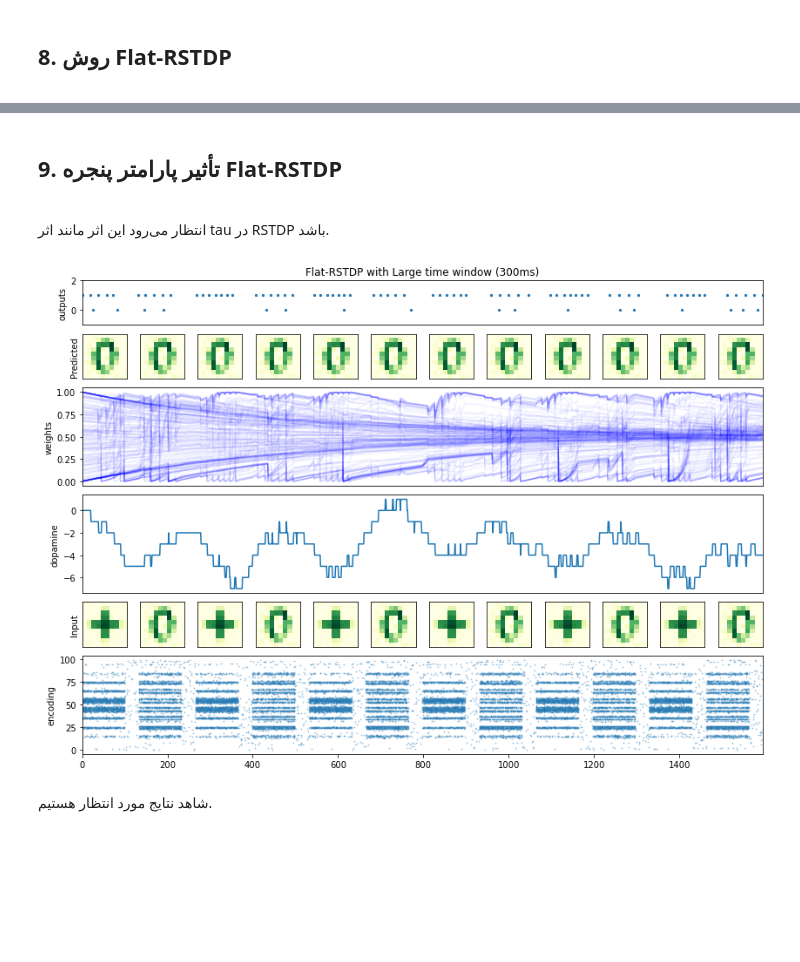
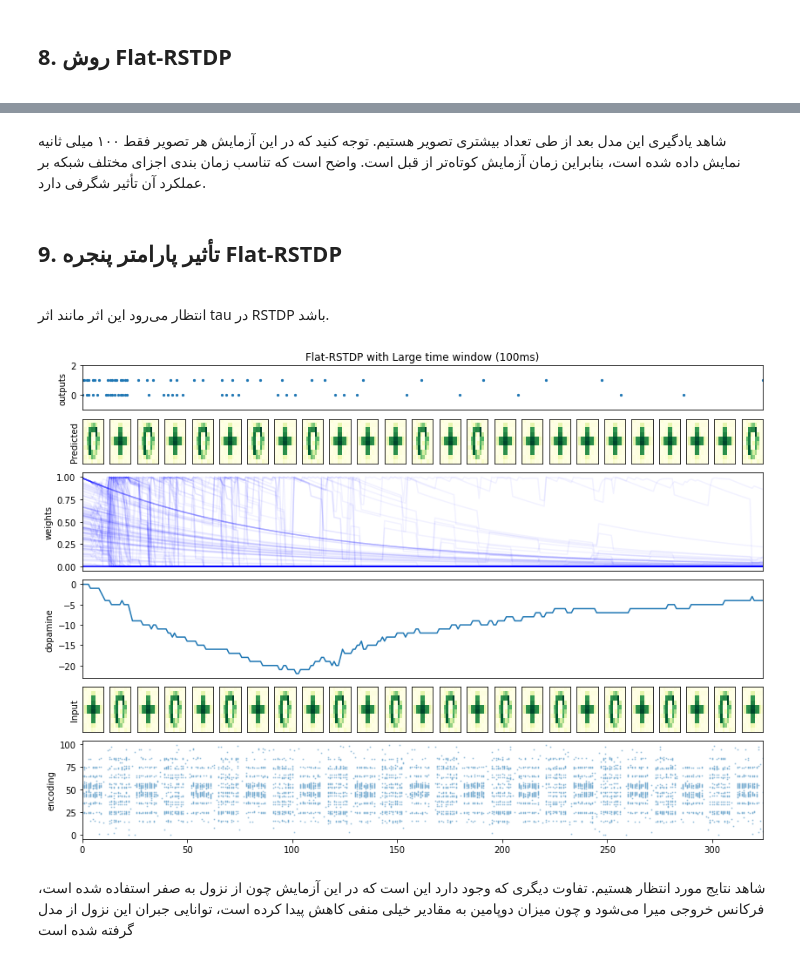
Before and after one commit to cnrl/Spiral, a Jupyter notebook: phase7.ipynb, the cells around one changed output, grey strips where cells are left out. Saved outputs shown, nothing was run; the diff lists cells and outputs as text; code cells hidden in the pictures; blank space fills up the shorter version.

```diff
--- a/phase7.ipynb
+++ b/phase7.ipynb
@@ -54,10 +54,11 @@ from cnsproject.network.dendrite_sets import SimpleDendriteSet
 from cnsproject.network.synapse_sets import SimpleSynapseSet
 from cnsproject.network.connectivity_patterns import dense_connectivity
 from cnsproject.network.weight_initializations import norm_initialization
-from cnsproject.learning.learning_rule_enforcers import CentristWeightDecayLRE
+from cnsproject.learning.learning_rule_enforcers import CentristWeightDecayLRE, SimpleWeightDecayLRE
 from cnsproject.learning.learning_rule_enforcers import STDP, RSTDP, FlatRSTDP, FlatSTDP
 
-def build_net(dopaminergic_tissue, method, dopaminergic_scale=0.005):
+def build_net(dopaminergic_tissue, method, dopaminergic_scale=0.005, scale=5, decay=0.002,
+              decay_method=CentristWeightDecayLRE):
     net = Network(dt=1.)
     net += PoissonEncoder('encoder', shape=im1.shape, max_input=255)
     net += LIFPopulation('output', (2,))
@@ -65,14 +66,14 @@ def build_net(dopaminergic_tissue, method, dopaminergic_scale=0.005):
     net += (
         SimpleSynapseSet('synapse', connectivity=dense_connectivity())
     ) |FROM| (
-        SimpleAxonSet(scale=5)
+        SimpleAxonSet(scale=scale)
         |OF| net['encoder']
     ) |TO| (
         SimpleDendriteSet(w=norm_initialization(w_std=.5))
         |OF| net['output']
     ) |FOLLOWING| (
         (
-            CentristWeightDecayLRE(decay=0.002) + method
+            decay_method(decay=decay) + method
         ) |AFFECTED_BY| (
             SimpleAxonSet(scale=dopaminergic_scale)
             |OF| net[['dopaminergic-tissue']]
@@ -81,22 +82,22 @@ def build_net(dopaminergic_tissue, method, dopaminergic_scale=0.005):
     net.reset()
     return net
 
-def build_rstdp_net(tau=1000, dopaminergic_tau=10., dopaminergic_scale=0.005):
+def build_rstdp_net(tau=1000, dopaminergic_tau=10., **args):
     return build_net(
         SimpleDopaminergicTissue('dopaminergic-tissue', tau=dopaminergic_tau),
         RSTDP(stdp = STDP(), tau=tau),
-        dopaminergic_scale=dopaminergic_scale
+        **args
     )
 
-def build_flat_rstdp_net(time_window=10., dopaminergic_scale=0.005):
+def build_flat_rstdp_net(time_window=10., pre_time=50., post_time=50., **args):
     return build_net(
         FlatDopaminergicTissue('dopaminergic-tissue', time_window=time_window),
         FlatRSTDP(
             stdp = FlatSTDP(
-                pre_time=50.,
-                post_time=50.,
+                pre_time=pre_time,
+                post_time=post_time,
             ),
-        ), dopaminergic_scale=dopaminergic_scale)
+        ), **args)
 # %% [markdown]
 <a id='2'></a>
 <div dir='rtl'>
@@ -352,3 +364,7 @@ plot_every_thing(*result, name="Flat-RSTDP")
+# %% [markdown]
+<div dir='rtl'>
+شاهد یادگیری این مدل بعد از طی تعداد بیشتری تصویر هستیم. توجه کنید که در این آزمایش هر تصویر فقط ۱۰۰ میلی ثانیه نمایش داده شده است، بنابراین زمان آزمایش کوتاه‌تر از قبل است. واضح است که تناسب زمان بندی اجزای مختلف شبکه بر عملکرد آن تأثیر شگرفی دارد.
+</div>
 # %% [markdown]
 <a id='9'></a>
 <div dir='rtl'>
@@ -357,12 +373,13 @@ plot_every_thing(*result, name="Flat-RSTDP")
     انتظار می‌رود این اثر مانند اثر tau در RSTDP باشد.
 </div>
 # %%
-net = build_flat_rstdp_net(time_window=300., dopaminergic_scale=.2)
-result = simulate(net)
-plot_every_thing(*result, name="Flat-RSTDP with Large time window (300ms)")
+net = build_flat_rstdp_net(time_window=100., dopaminergic_scale=1, scale=75, decay=0.01,
+                           decay_method=SimpleWeightDecayLRE)
+result = simulate(net, step_time=10, step_count=25)
+plot_every_thing(*result, name="Flat-RSTDP with Large time window (100ms)", steps=25)
 # %% [output]
-[figure, old version]
+[figure, new version]
-# %% [markdown]
-<div dir='rtl'>
-شاهد نتایج مورد انتظار هستیم.
-</div>
+# %% [markdown]
+<div dir='rtl'>
+شاهد نتایج مورد انتظار هستیم. تفاوت دیگری که وجود دارد این است که در این آزمایش چون از نزول به صفر استفاده شده است، فرکانس خروجی میرا می‌شود و چون میزان دوپامین به مقادیر خیلی منفی کاهش پیدا کرده است، توانایی جبران این نزول از مدل گرفته شده است
+</div>
```
Also changed, not shown: parts of 4 cells of this notebook, 5 other files.
